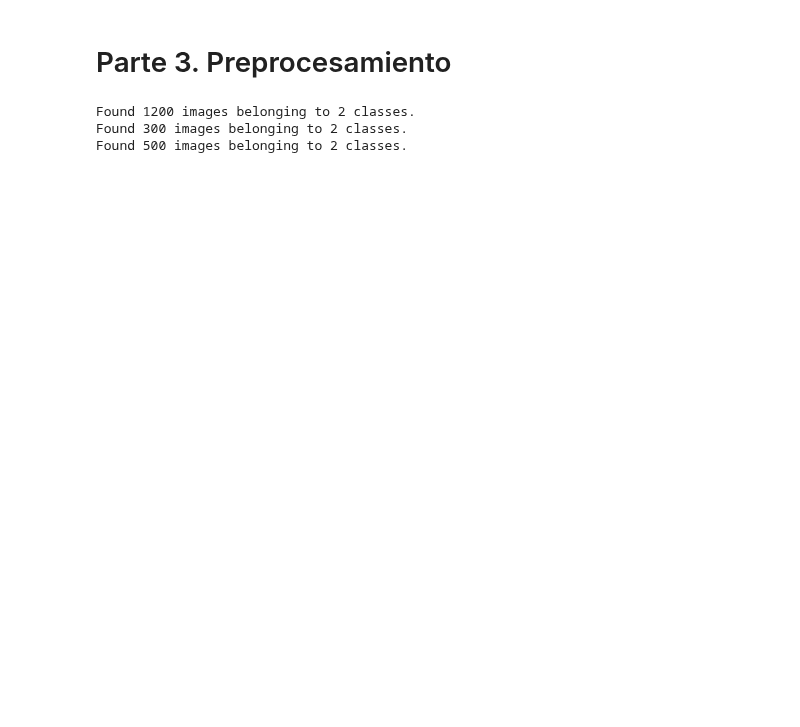
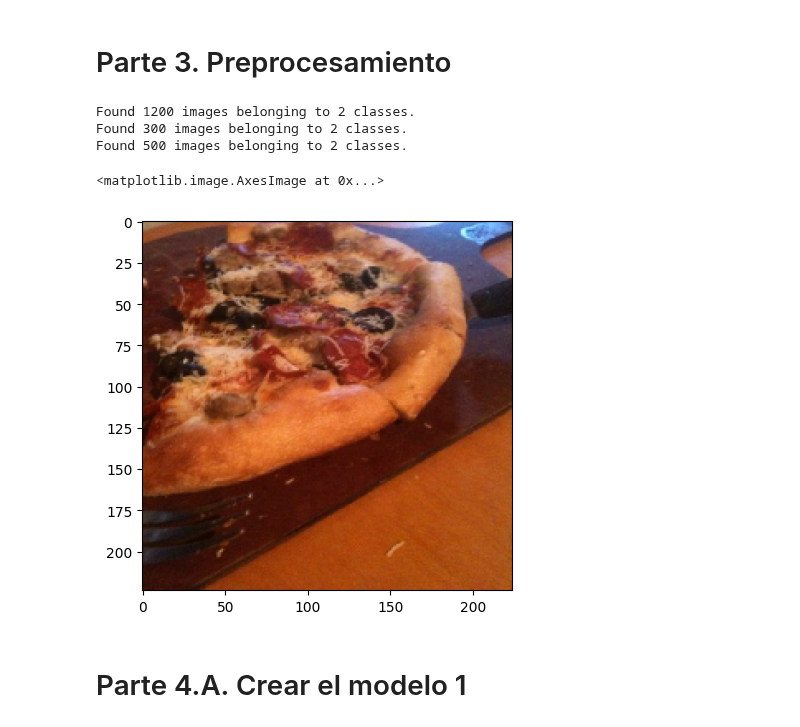
Before and after one commit to DeisyData/BIT_IA_Bootcamp, a Jupyter notebook: S12_C2_CNN_Binary_clase.ipynb, the cells around one changed output. Cells and saved outputs as stored; diff of their text form; code cells hidden in the pictures; blank space fills up the shorter version.

```diff
--- a/S12_C2_CNN_Binary_clase.ipynb
+++ b/S12_C2_CNN_Binary_clase.ipynb
@@ -143,3 +125,13 @@ valid_data = train_generator.flow_from_directory(
 Found 1200 images belonging to 2 classes.
 Found 300 images belonging to 2 classes.
 Found 500 images belonging to 2 classes.
+# %%
+images, labels = next(train_data)
+# %%
+images[20].shape
+plt.imshow(images[20])
+# %% [output]
+<matplotlib.image.AxesImage at 0x...>
+[figure, added]
+# %% [markdown]
+# Parte 4.A. Crear el modelo 1
```
Also changed, not shown: parts of 16 cells of this notebook.
